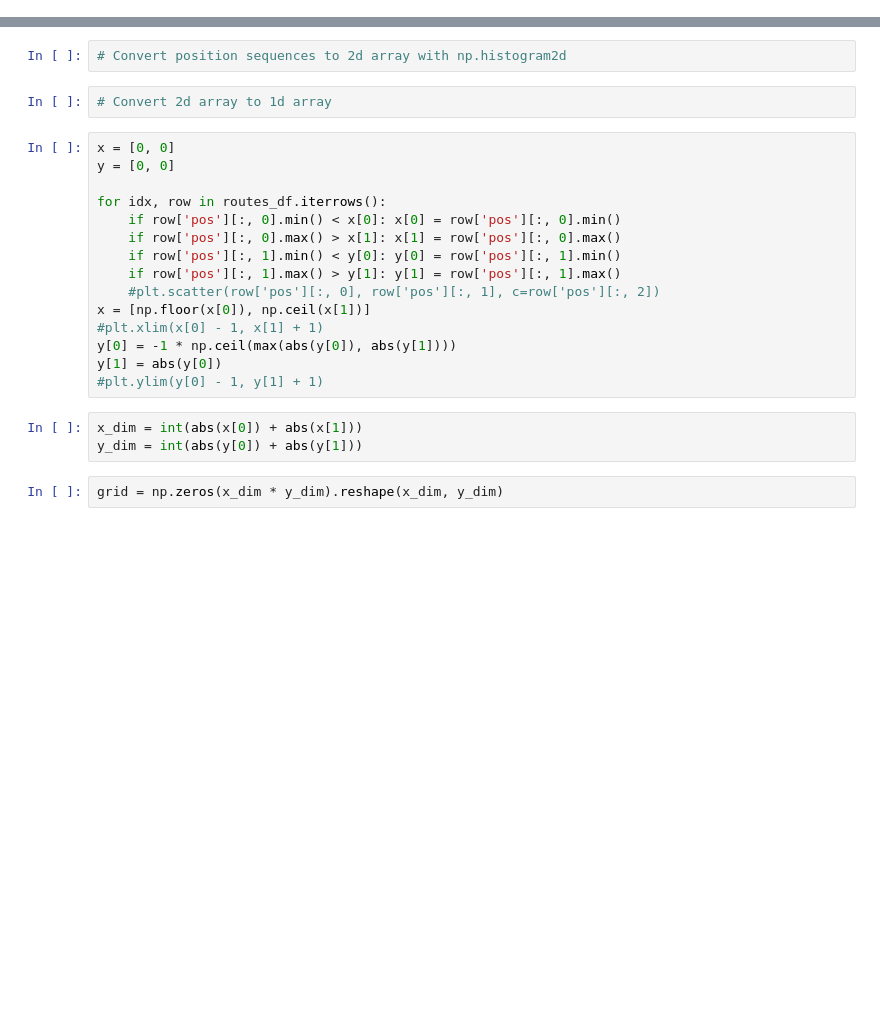
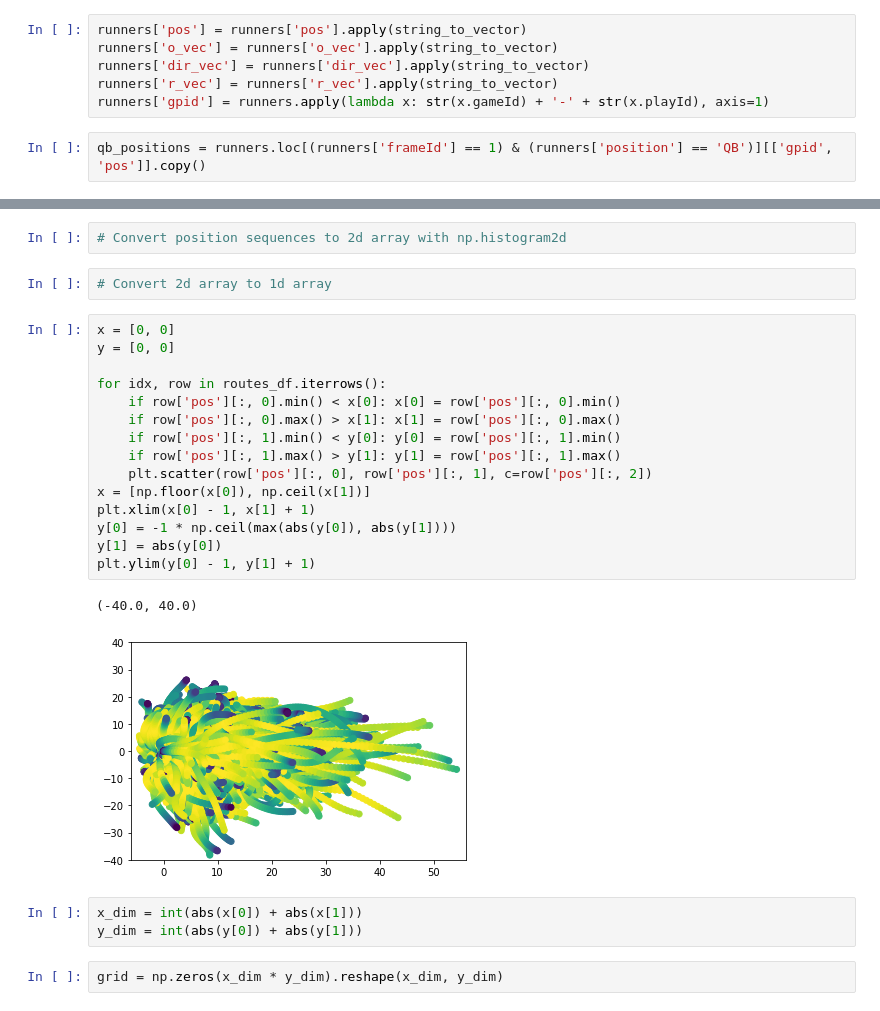
Before and after one commit to sskett/cosc301, a Jupyter notebook: route_finder.ipynb, the cells around one changed output, grey strips where cells are left out. Cells and saved outputs as stored; diff of their text form; blank space fills up the shorter version.

```diff
--- a/route_finder.ipynb
+++ b/route_finder.ipynb
@@ -56 +56,9 @@ runners = tracking_df.loc[(tracking_df['position'].isin(['WR'])) & (~tracking_df
 del tracking_df
+# %%
+runners['pos'] = runners['pos'].apply(string_to_vector)
+runners['o_vec'] = runners['o_vec'].apply(string_to_vector)
+runners['dir_vec'] = runners['dir_vec'].apply(string_to_vector)
+runners['r_vec'] = runners['r_vec'].apply(string_to_vector)
+runners['gpid'] = runners.apply(lambda x: str(x.gameId) + '-' + str(x.playId), axis=1)
+# %%
+qb_positions = runners.loc[(runners['frameId'] == 1) & (runners['position'] == 'QB')][['gpid', 'pos']].copy()
@@ -105,18 +119,21 @@ del runners
 # %%
 x = [0, 0]
 y = [0, 0]
 
 for idx, row in routes_df.iterrows():
     if row['pos'][:, 0].min() < x[0]: x[0] = row['pos'][:, 0].min()
     if row['pos'][:, 0].max() > x[1]: x[1] = row['pos'][:, 0].max()
     if row['pos'][:, 1].min() < y[0]: y[0] = row['pos'][:, 1].min()
     if row['pos'][:, 1].max() > y[1]: y[1] = row['pos'][:, 1].max()
-    #plt.scatter(row['pos'][:, 0], row['pos'][:, 1], c=row['pos'][:, 2])
+    plt.scatter(row['pos'][:, 0], row['pos'][:, 1], c=row['pos'][:, 2])
 x = [np.floor(x[0]), np.ceil(x[1])]
-#plt.xlim(x[0] - 1, x[1] + 1)
+plt.xlim(x[0] - 1, x[1] + 1)
 y[0] = -1 * np.ceil(max(abs(y[0]), abs(y[1])))
 y[1] = abs(y[0])
-#plt.ylim(y[0] - 1, y[1] + 1)
+plt.ylim(y[0] - 1, y[1] + 1)
+# %% [output]
+(-40.0, 40.0)
+[figure, added]
 # %%
 x_dim = int(abs(x[0]) + abs(x[1]))
 y_dim = int(abs(y[0]) + abs(y[1]))
```
Also changed, not shown: parts of 52 cells of this notebook.
